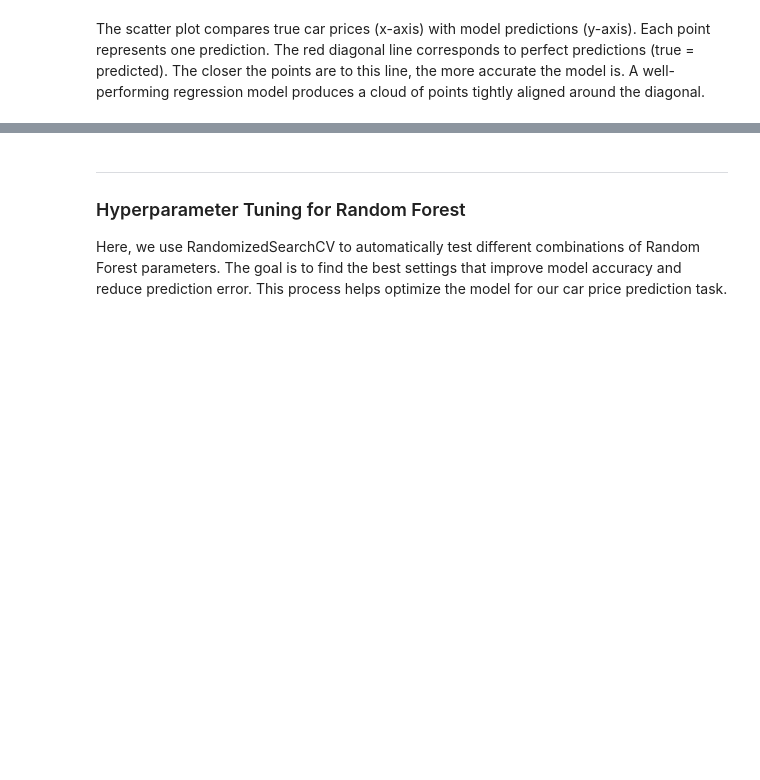
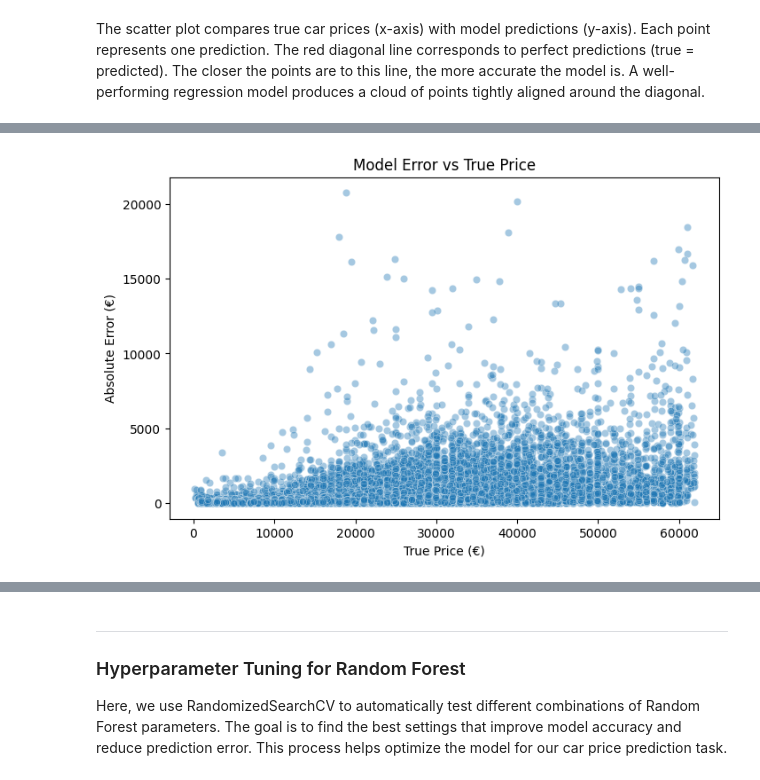
Before and after one commit to saintLaurentII/ML_PROJ, a Jupyter notebook: v1.ipynb, the cells around one changed output, grey strips where cells are left out. Drawn from its saved outputs; the diff is of its cells as text; code cells hidden in the pictures; blank space fills up the shorter version.

```diff
--- a/v1.ipynb
+++ b/v1.ipynb
@@ -749,0 +790,11 @@ A well-performing regression model produces a cloud of points tightly aligned ar
+# %%
+errors = abs(y_test - best_xgb_model.predict(X_test))
+
+plt.figure(figsize=(8,5))
+sns.scatterplot(x=y_test, y=errors, alpha=0.4)
+plt.xlabel("True Price (€)")
+plt.ylabel("Absolute Error (€)")
+plt.title("Model Error vs True Price")
+plt.show()
+# %% [output]
+[figure, added]
```
Also changed, not shown: parts of 4 cells of this notebook.
